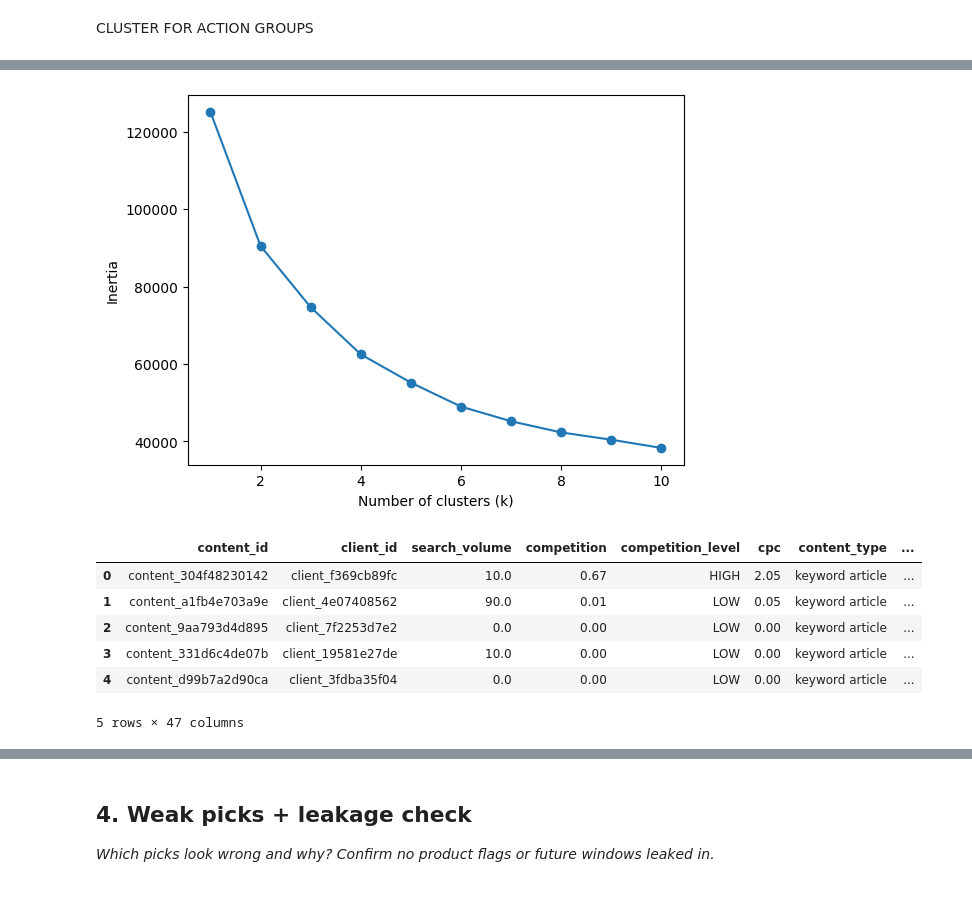
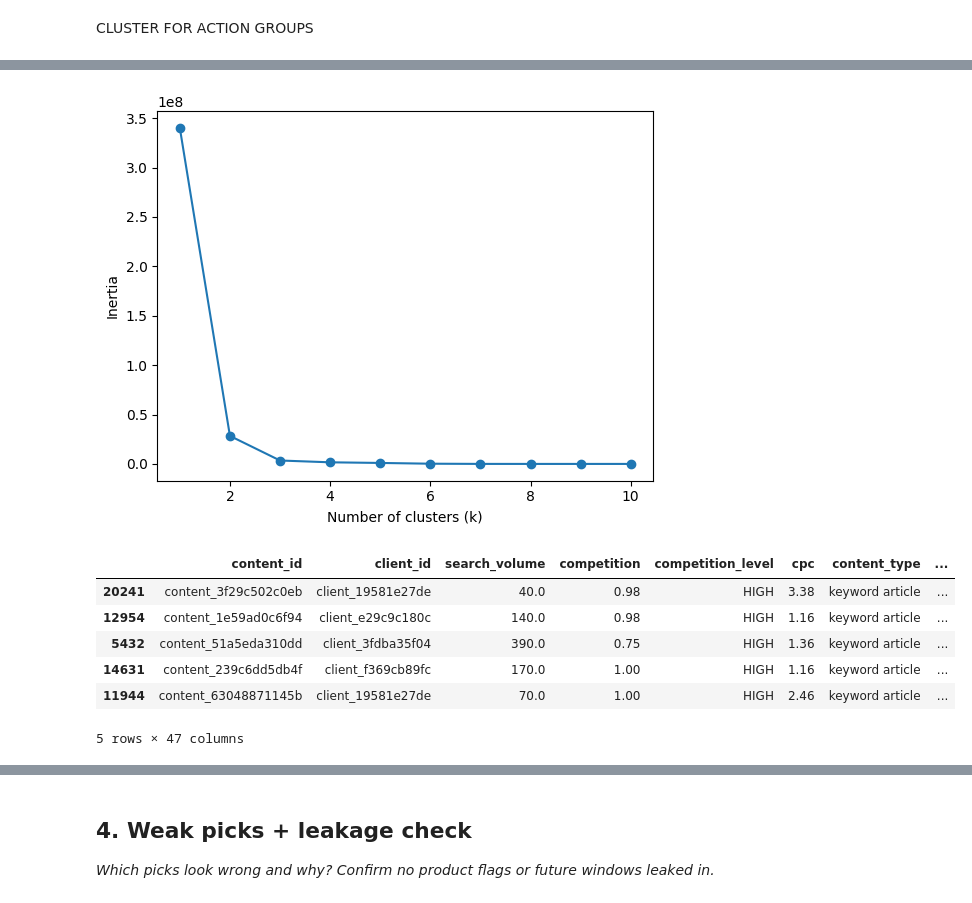
Before and after one commit to Maryam-Shile/flyrank_ml_internship, a Jupyter notebook: work/notebooks/w04_baseline_score.ipynb, the cells around one changed output, grey strips where cells are left out. Drawn from its saved outputs; the diff is of its cells as text; code cells hidden in the pictures.

```diff
--- a/work/notebooks/w04_baseline_score.ipynb
+++ b/work/notebooks/w04_baseline_score.ipynb
@@ -432,4 +392,5 @@ plt.show()
 # %% [markdown]
 CLUSTER FOR ACTION GROUPS
 # %%
-cluster_features = df_new[['vol_multiplier', 'char_count', 'provider_used', 'model_used', 'age_tier_order', 'competition_order']].copy()
+df_new_down = df_new[df_new.index.isin(down.index)]
+cluster_features = df_new_down[['vol_multiplier', 'char_count', 'age_tier_order', 'competition_order']].copy()
@@ -436,14 +411,6 @@ cluster_features = df_new[['vol_multiplier', 'char_count', 'provider_used', 'mod
 # %%
 scaler = StandardScaler()
 cluster_features['char_count_scaled'] = scaler.fit_transform(cluster_features[['char_count']])
-
-encoder = OneHotEncoder(sparse_output = False, drop='first')
-encoded_cat = encoder.fit_transform(cluster_features[['provider_used', 'model_used']])
-encoded_df = pd.DataFrame(encoded_cat, columns = encoder.get_feature_names_out())
-
-cluster_features = pd.concat([cluster_features, encoded_df], axis = 1)
-
-cluster_features.drop(columns = ['provider_used', 'model_used', 'char_count'], axis = 1, inplace = True)
 # %%
 def calculate_inertia(data, max_k = 10):
   inertia = []
@@ -463,18 +430,18 @@ plt.xlabel('Number of clusters (k)')
 plt.ylabel('Inertia')
 plt.show()
 # %% [output]
-[figure, old version]
+[figure, new version]
 # %%
-model = KMeans(n_clusters = 4, random_state = 42)
-df['cluster_labels'] = model.fit(cluster_features).labels_
+model = KMeans(n_clusters = 2, random_state = 42)
+down['cluster_labels'] = model.fit(cluster_features).labels_
 
-df.head()
+down.head()
 # %% [output]
 |  | content_id | client_id | search_volume | competition | competition_level | cpc | content_type | ... |
-| 0 | content_304f48230142 | client_f369cb89fc | 10.0 | 0.67 | HIGH | 2.05 | keyword article | ... |
-| 1 | content_a1fb4e703a9e | client_4e07408562 | 90.0 | 0.01 | LOW | 0.05 | keyword article | ... |
-| 2 | content_9aa793d4d895 | client_7f2253d7e2 | 0.0 | 0.00 | LOW | 0.00 | keyword article | ... |
-| 3 | content_331d6c4de07b | client_19581e27de | 10.0 | 0.00 | LOW | 0.00 | keyword article | ... |
-| 4 | content_d99b7a2d90ca | client_3fdba35f04 | 0.0 | 0.00 | LOW | 0.00 | keyword article | ... |
+| 20241 | content_3f29c502c0eb | client_19581e27de | 40.0 | 0.98 | HIGH | 3.38 | keyword article | ... |
+| 12954 | content_1e59ad0c6f94 | client_e29c9c180c | 140.0 | 0.98 | HIGH | 1.16 | keyword article | ... |
+| 5432 | content_51a5eda310dd | client_3fdba35f04 | 390.0 | 0.75 | HIGH | 1.36 | keyword article | ... |
+| 14631 | content_239c6dd5db4f | client_f369cb89fc | 170.0 | 1.00 | HIGH | 1.16 | keyword article | ... |
+| 11944 | content_63048871145b | client_19581e27de | 70.0 | 1.00 | HIGH | 2.46 | keyword article | ... |
 5 rows × 47 columns
 # %%
```
Also changed, not shown: parts of 12 cells of this notebook.
